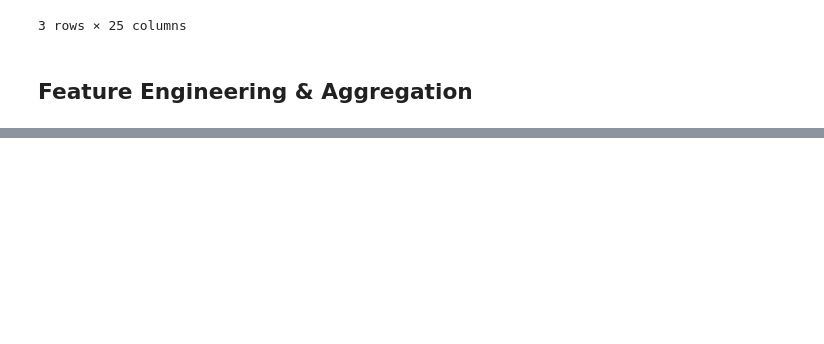
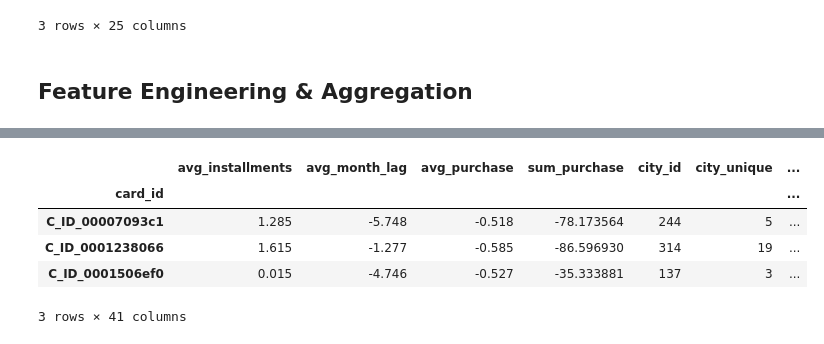
Before and after one commit to quinnbooth/ML-Consumer-Loyalty-Score, a Jupyter notebook: preprocessing.ipynb, the cells around one changed output, grey strips where cells are left out. Drawn from its saved outputs; the diff is of its cells as text; code cells hidden in the pictures; blank space fills up the shorter version.

Commit message:
Aggregation & Feature Engineering

```diff
--- a/preprocessing.ipynb
+++ b/preprocessing.ipynb
@@ -270,0 +323,17 @@ encoded_df.head(3)
+# %%
+# Take average values of numerical variables
+to_average = ['installments', 'month_lag', 'purchase_amount']
+average_cols = encoded_df.groupby('card_id')[to_average].apply(lambda x:(x.sum()/len(x)).round(3))
+average_cols.rename(
+    columns={
+        'purchase_amount' : 'avg_purchase',
+        'installments' : 'avg_installments',
+        'month_lag' : 'avg_month_lag'
+    }, inplace=True)
+
+# Calculate total money spent by user
+purchase_amount_sum = encoded_df.groupby('card_id')['purchase_amount'].apply(lambda x:x.sum())
+
+num_cols = pd.merge(average_cols, purchase_amount_sum, on='card_id', how='left')
+num_cols.rename(columns={'purchase_amount' : 'sum_purchase'}, inplace=True)
+num_cols.head(3)
@@ -270,0 +437,10 @@ encoded_df.head(3)
+# %%
+# Merge all of the aggregations
+final_df = pd.merge(num_cols, result_df, on='card_id', how='inner')
+final_df = pd.merge(final_df, merged_df, on='card_id', how='inner')
+final_df = pd.merge(final_df, percentage_cols, on='card_id', how='inner')
+final_df = pd.merge(final_df, date_cols, on='card_id', how='inner')
+# %%
+# Convert int64 to int16
+int64_columns = final_df.select_dtypes(include=['int64']).columns
+final_df[int64_columns] = final_df[int64_columns].astype('int16')
@@ -270,0 +467,10 @@ encoded_df.head(3)
+# %%
+final_df.to_csv('./Data/cleaned_data.csv', index=False)
+final_df.head(3)
+# %% [output]
+|  | avg_installments | avg_month_lag | avg_purchase | sum_purchase | city_id | city_unique | ... |
+| card_id |  |  |  |  |  |  | ... |
+| C_ID_00007093c1 | 1.285 | -5.748 | -0.518 | -78.173564 | 244 | 5 | ... |
+| C_ID_0001238066 | 1.615 | -1.277 | -0.585 | -86.596930 | 314 | 19 | ... |
+| C_ID_0001506ef0 | 0.015 | -4.746 | -0.527 | -35.333881 | 137 | 3 | ... |
+3 rows × 41 columns
```
Also changed, not shown: parts of 7 cells of this notebook.
